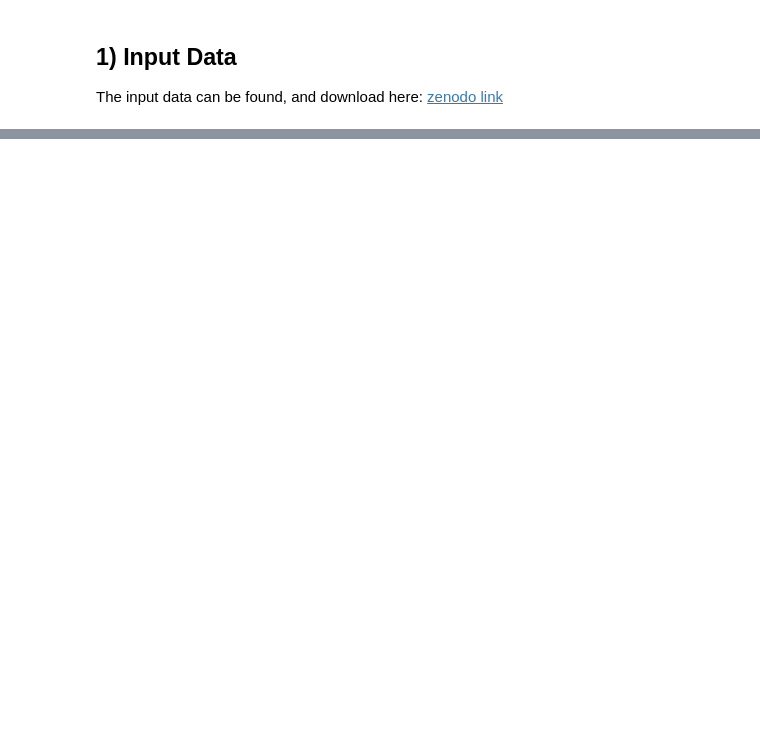
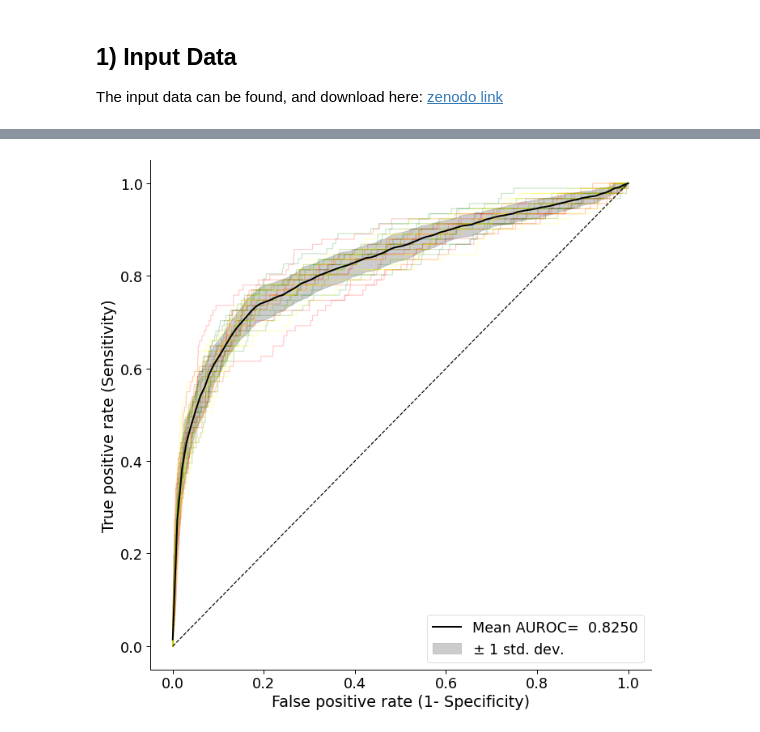
Before and after one commit to razielar/INFLAMer, a Jupyter notebook: notebooks/INFLAMeR.ipynb, the cells around one changed output, grey strips where cells are left out. Cells and saved outputs as stored; diff of their text form; code cells hidden in the pictures; blank space fills up the shorter version.

```diff
--- a/notebooks/INFLAMeR.ipynb
+++ b/notebooks/INFLAMeR.ipynb
@@ -32,0 +61,7 @@ df
+# %%
+# Bring model configs
+with open("config_files/config.yaml", "r") as file:
+    config = yaml.safe_load(file)
+
+SEED = config["SEED"]["seed"]
+grid_search_results = config["MODEL"]
@@ -32,0 +70,4 @@ df
+# %%
+X = df.drop(columns=["cell", "gene", "hit"]).copy(deep=True)
+print(X.shape)
+X.head()
@@ -32,0 +82,5 @@ df
+# %%
+y = df[['hit']].astype('int64').copy(deep=True)
+num_classses = Counter(y.values.ravel())
+print(num_classses)
+y.head()
@@ -32,0 +97,20 @@ df
+# %%
+%%time
+# CV:
+stratified_cv = RepeatedStratifiedKFold(n_splits=10,
+                                        n_repeats=3,
+                                        random_state= SEED)
+# Scores
+scoring = {"sensitivity": "recall", "f1_score": "f1", "precision": "precision", "auroc": "roc_auc"}
+
+# XGBoost training
+xgboost_model = xgb.XGBClassifier(**grid_search_results)
+cv_results = cross_validate(xgboost_model,
+                            X,
+                            y.values.ravel(),
+                            cv= stratified_cv,
+                            scoring= list(scoring.values()),
+                            return_train_score= False,
+                            verbose=0)
+# Print results
+print_training_results(scoring_dict=scoring, input_model=xgboost_model, cv_results=cv_results)
@@ -32,0 +126,5 @@ df
+# %%
+# Plot AUROC
+plot_AUROC(model= xgboost_model, cv=stratified_cv, X=X, y=y)
+# %% [output]
+[figure, added]
```
Also changed, not shown: parts of 26 cells of this notebook.
